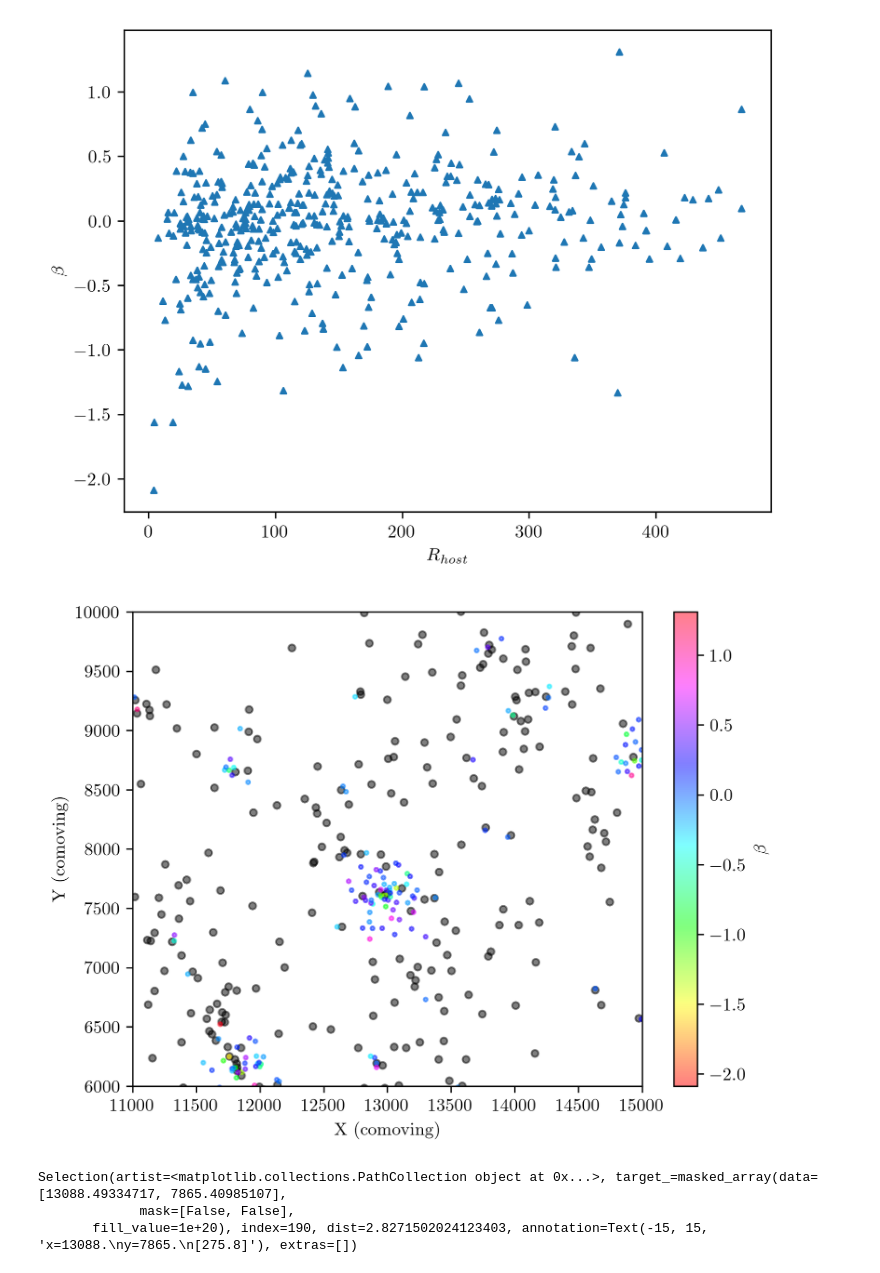
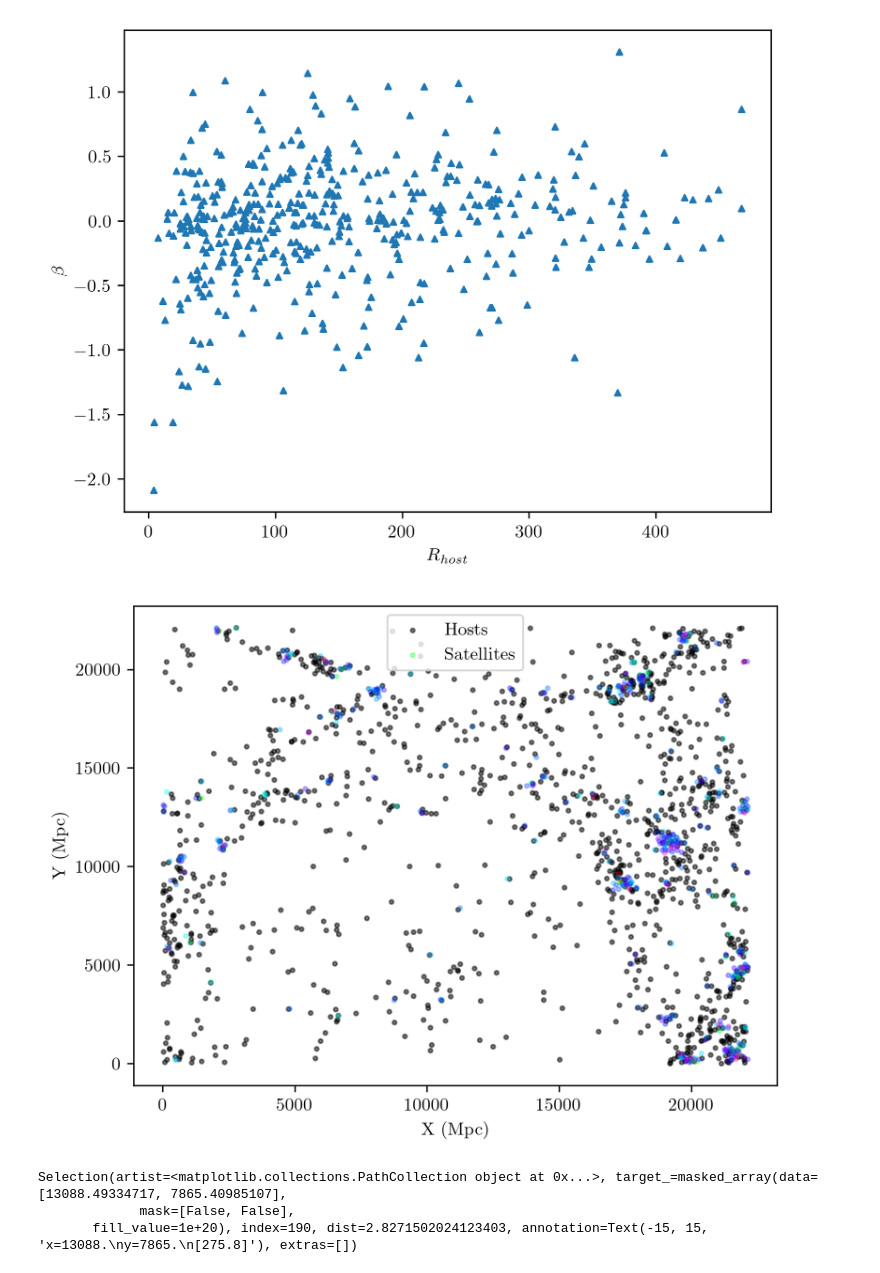
Before and after one commit to mkzeender/thesis, a Jupyter notebook: root_graph.ipynb, the cells around one changed output. Drawn from its saved outputs; the diff is of its cells as text; code cells hidden in the pictures.

```diff
--- a/root_graph.ipynb
+++ b/root_graph.ipynb
@@ -42,6 +42,12 @@ dat['is_satellite'] = dat['groupID'] != -1
 
 dat.loc[dat['is_satellite'] == False, 'plot_shape'] = 'o'
 dat.loc[dat['is_satellite'], 'plot_shape'] = '^'
+
+for mu in 'X', 'Y', 'Z':
+    dat[f'{mu}_Mpc_ahf_cat'] = dat[f'{mu}c_ahf_cat'] / h
+
+s_filt = dat['groupID'] != -1
+h_filt = dat['groupID'] == -1
 # %%
 dat
 # %% [output]
@@ -312,21 +305,35 @@ ax.set_label('Mass-Size Deviation and $R_{host}$')
 # %%
 %matplotlib inline
 fig, ax = plt.subplots()
 
-x, y, z = dat['Xc_ahf_cat'], dat['Yc_ahf_cat'], dat['Zc_ahf_cat']
+x, y, z = dat['X_Mpc_ahf_cat'], dat['Y_Mpc_ahf_cat'], dat['Z_Mpc_ahf_cat']
 
-ax.scatter(hosts(y), hosts(z),  alpha=0.5, s=15, color='black')
+_size = 5
 
-colors = sates((dat['log_power_regression_r50']))
-_mappable = ax.scatter(sates(y), sates(z),  alpha=0.5, s=5, c=colors, cmap=CMAP)
-fig.colorbar(_mappable, label=r'$\beta$')
-ax.set_xlim((11000, 15000))
-ax.set_ylim((6000, 10000))
-ax.set_xlabel('X (comoving)')
-ax.set_ylabel('Y (comoving)')
+ax.scatter(hosts(y), hosts(z),  alpha=0.5,
+    s=_size,
+    color='black')
+
+
+_mappable = ax.scatter(
+    sates(y), sates(z),
+    alpha=0.3,
+    s=_size,
+    c=sates((dat['log_power_regression_r50'])),
+    cmap=CMAP
+)
+
+# fig.colorbar(_mappable, label=r'$\beta$')
+# ax.set_xlim((0 / h, 15000 / h))
+# ax.set_ylim((0 / h, 10000 / h))
+ax.set_xlabel('X (Mpc)')
+ax.set_ylabel('Y (Mpc)')
+
+ax.legend(('Hosts', 'Satellites'))
+
 fig.savefig('out.png')
 # %% [output]
-[figure, old version]
+[figure, new version]
 # %%
 # wut
 # %% [output]
```
Also changed, not shown: parts of 8 cells of this notebook, 10 other files.
